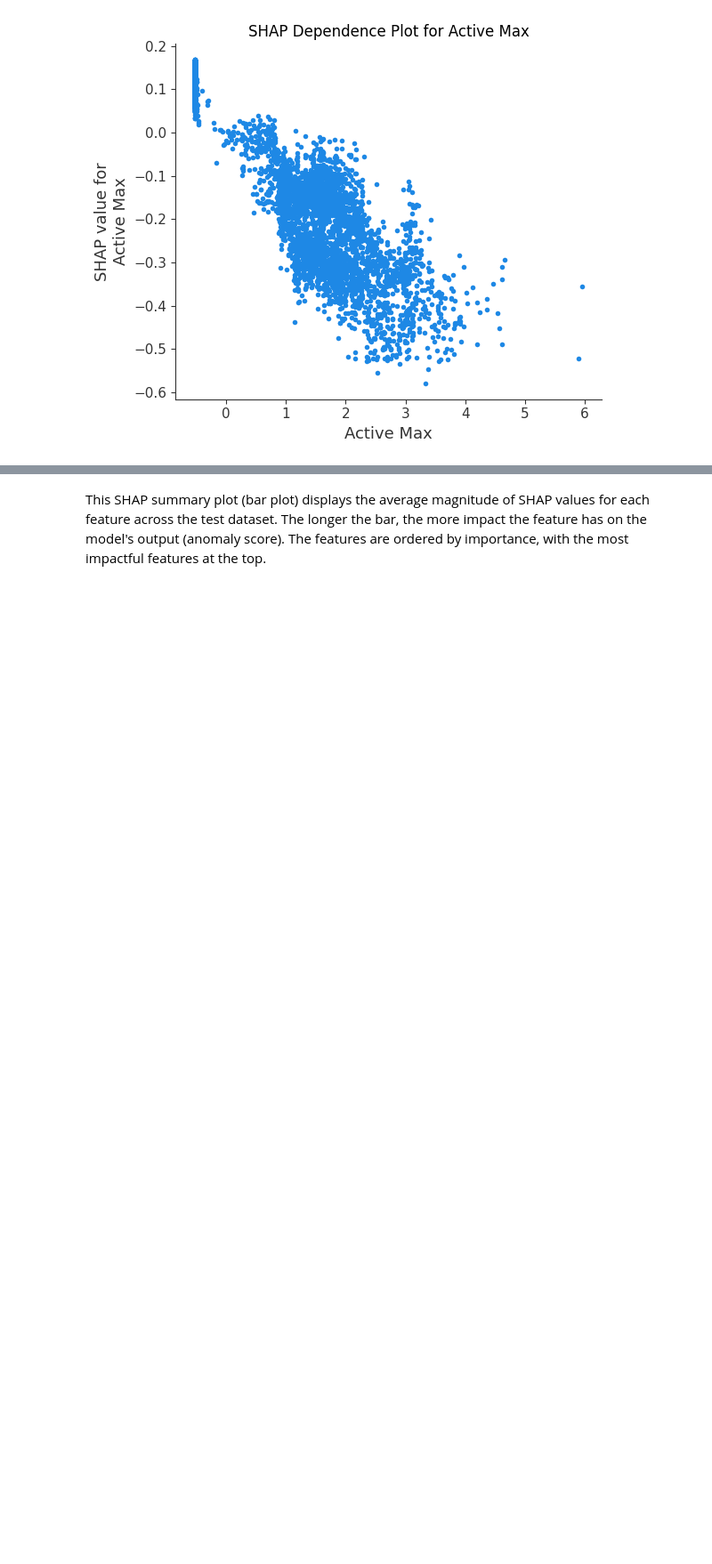
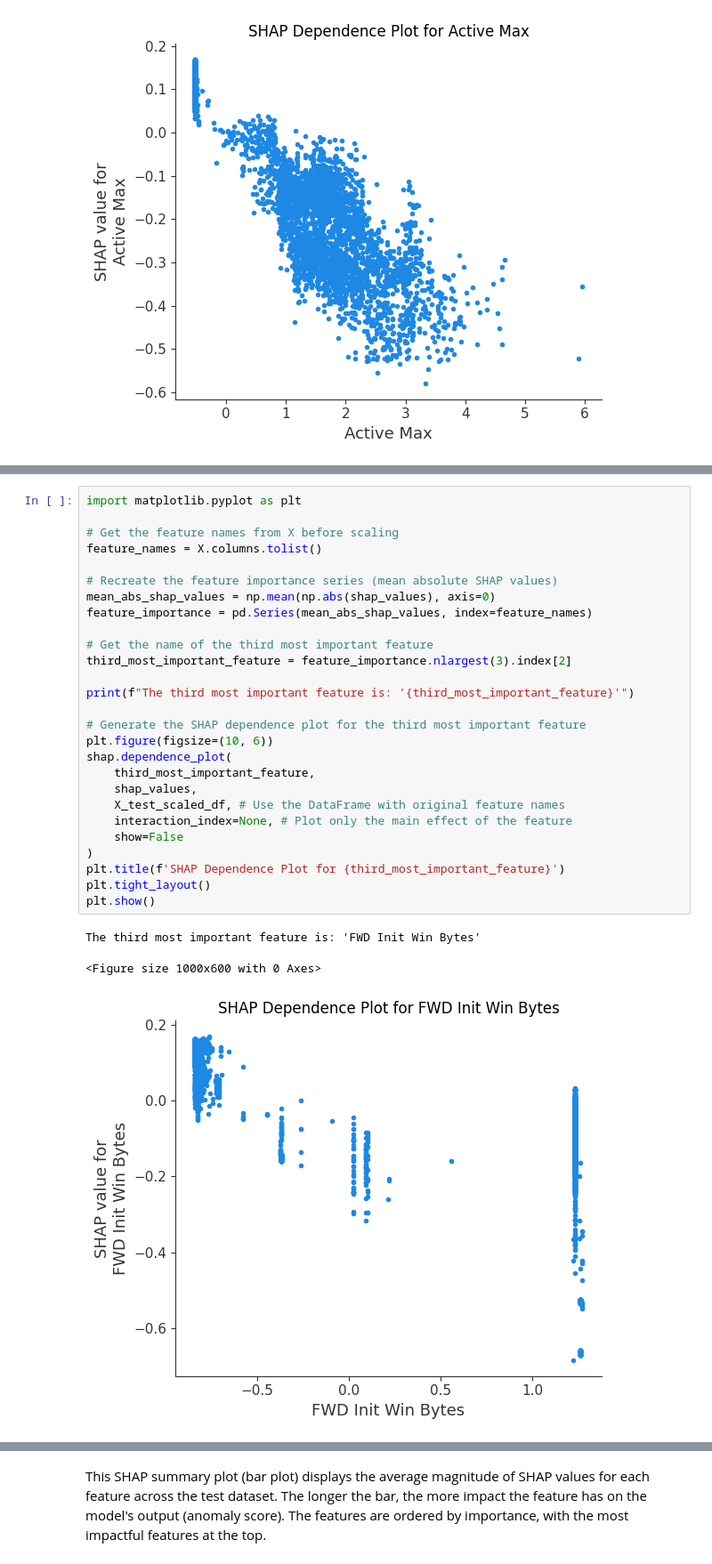
Before and after one commit to erskinekof/erskinekof.github.io, a Jupyter notebook: Welcome_To_Colab.ipynb, the cells around one changed output, grey strips where cells are left out. Shown at 89% size. Drawn from its saved outputs; the diff is of its cells as text; blank space fills up the shorter version.

```diff
--- a/Welcome_To_Colab.ipynb
+++ b/Welcome_To_Colab.ipynb
@@ -1064,0 +1096,31 @@ The most important feature is: 'Active Max'
+# %%
+import matplotlib.pyplot as plt
+
+# Get the feature names from X before scaling
+feature_names = X.columns.tolist()
+
+# Recreate the feature importance series (mean absolute SHAP values)
+mean_abs_shap_values = np.mean(np.abs(shap_values), axis=0)
+feature_importance = pd.Series(mean_abs_shap_values, index=feature_names)
+
+# Get the name of the third most important feature
+third_most_important_feature = feature_importance.nlargest(3).index[2]
+
+print(f"The third most important feature is: '{third_most_important_feature}'")
+
+# Generate the SHAP dependence plot for the third most important feature
+plt.figure(figsize=(10, 6))
+shap.dependence_plot(
+    third_most_important_feature,
+    shap_values,
+    X_test_scaled_df, # Use the DataFrame with original feature names
+    interaction_index=None, # Plot only the main effect of the feature
+    show=False
+)
+plt.title(f'SHAP Dependence Plot for {third_most_important_feature}')
+plt.tight_layout()
+plt.show()
+# %% [output]
+The third most important feature is: 'FWD Init Win Bytes'
+<Figure size 1000x600 with 0 Axes>
+[figure, added]
```
Also changed, not shown: parts of 3 cells of this notebook.
